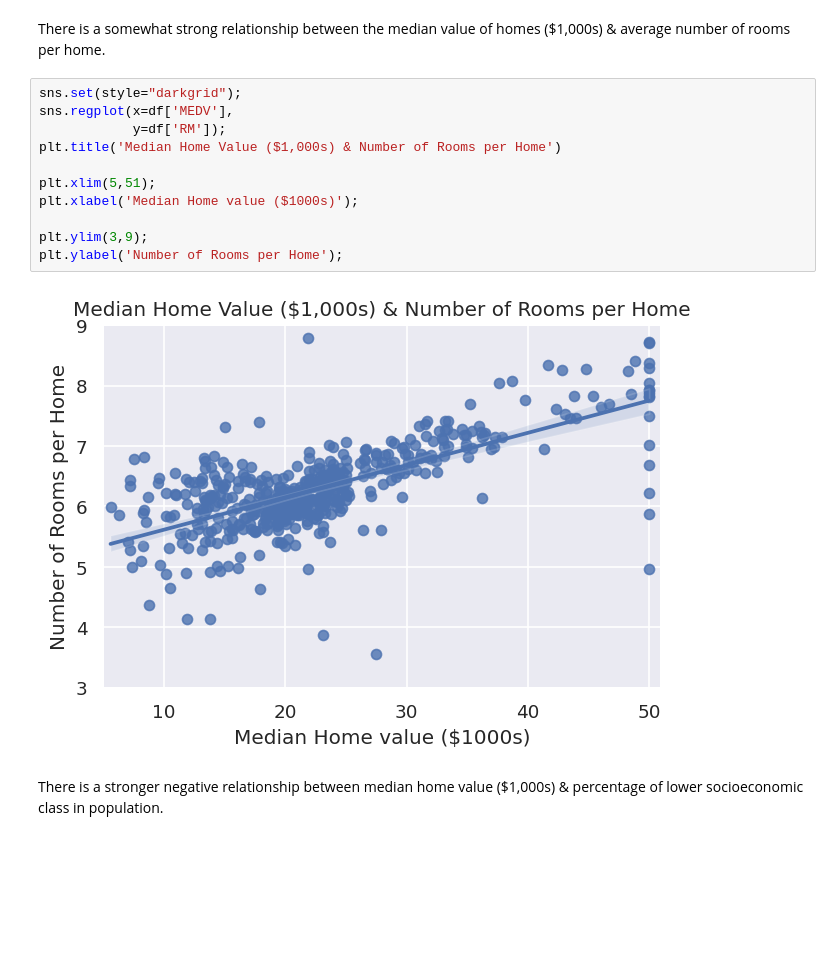
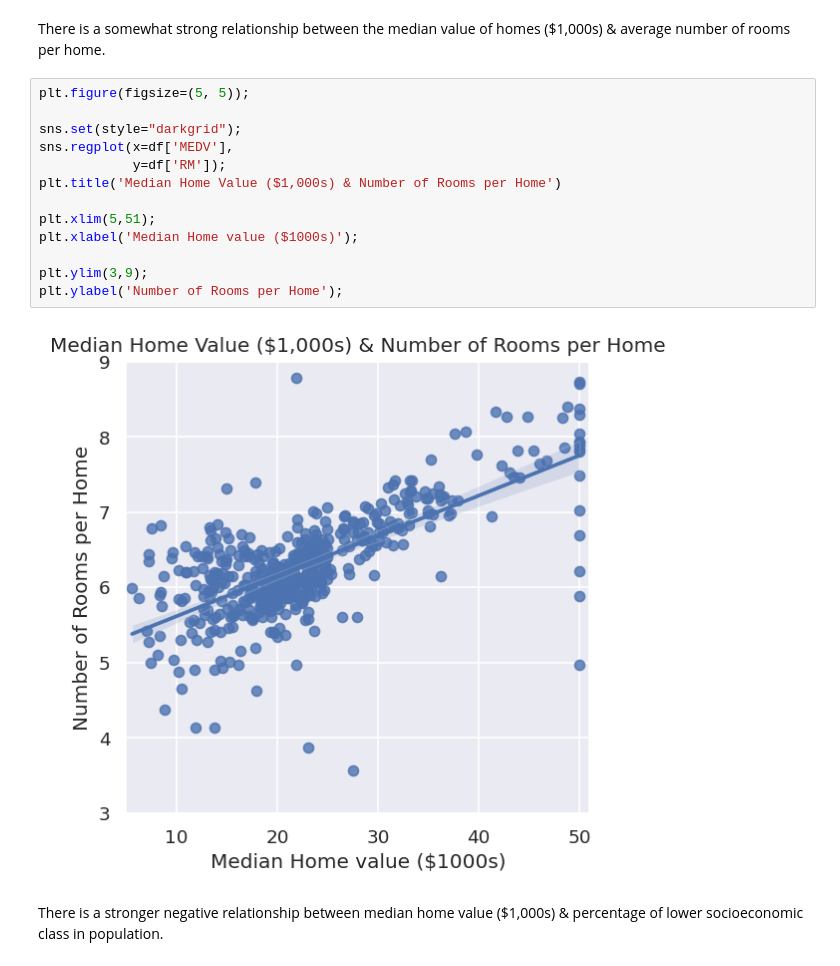
Before and after one commit to yanezdavid/Predicting-Home-Prices, a Jupyter notebook: Predicting_Home_Prices.ipynb, the cells around one changed output. Cells and saved outputs as stored; diff of their text form; blank space fills up the shorter version.

```diff
--- a/Predicting_Home_Prices.ipynb
+++ b/Predicting_Home_Prices.ipynb
@@ -172,18 +172,20 @@ There is signidicant multicollinearity in the dataset and the assumption of line
 # %% [markdown]
 There is a somewhat strong relationship between the median value of homes ($1,000s) & average number of rooms per home.
 # %%
+plt.figure(figsize=(5, 5));
+
 sns.set(style="darkgrid");
 sns.regplot(x=df['MEDV'],
             y=df['RM']);
 plt.title('Median Home Value ($1,000s) & Number of Rooms per Home')
 
 plt.xlim(5,51);
 plt.xlabel('Median Home value ($1000s)');
 
 plt.ylim(3,9);
 plt.ylabel('Number of Rooms per Home');
 # %% [output]
-[figure, old version]
+[figure, new version]
 # %% [markdown]
 There is a stronger negative relationship between median home value ($1,000s) & percentage of lower socioeconomic class in population.
 # %%
```
Also changed, not shown: parts of 4 cells of this notebook.
